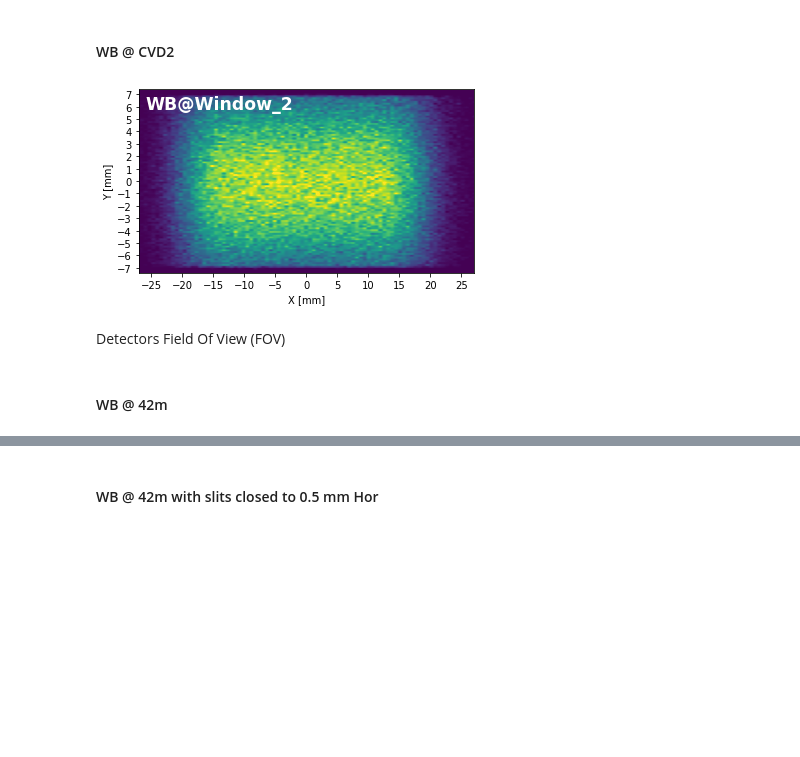
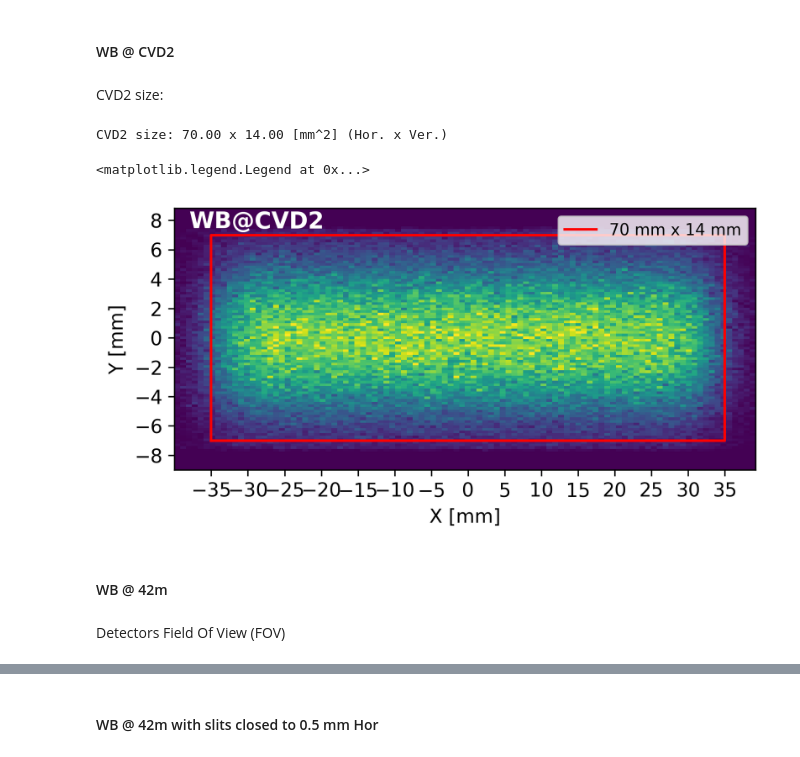
Before and after one commit to gianthk/BEATS_raytracing, a Jupyter notebook: BEATS_raytracing.ipynb, the cells around one changed output, grey strips where cells are left out. Drawn from its saved outputs; the diff is of its cells as text; code cells hidden in the pictures; blank space fills up the shorter version.

```diff
--- a/BEATS_raytracing.ipynb
+++ b/BEATS_raytracing.ipynb
@@ -49,21 +49,21 @@ WB_FixedMask = np.load(source_plots_dir + 'BEATS_WB_7428mm_withCrotch.npy')
 X_WB_FixedMask = pd.read_csv(source_plots_dir + 'BEATS_WB_7428mm_withCrotch_X.csv', sep=',', names=['X', 'I'], skiprows=[0])
 Y_WB_FixedMask = pd.read_csv(source_plots_dir + 'BEATS_WB_7428mm_withCrotch_Y.csv', sep=',', names=['Y', 'I'], skiprows=[0])
 
-WB_CVD1 = np.load(source_plots_dir + 'BEATS_WB_9m_withMask.npy')
-X_WB_CVD1 = pd.read_csv(source_plots_dir + 'BEATS_WB_9m_withMask_X.csv', sep=',', names=['X', 'I'], skiprows=[0])
-Y_WB_CVD1 = pd.read_csv(source_plots_dir + 'BEATS_WB_9m_withMask_Y.csv', sep=',', names=['Y', 'I'], skiprows=[0])
+WB_CVD1 = np.load(source_plots_dir + 'BEATS_WB_9m.npy')
+X_WB_CVD1 = pd.read_csv(source_plots_dir + 'BEATS_WB_9m_X.csv', sep=',', names=['X', 'I'], skiprows=[0])
+Y_WB_CVD1 = pd.read_csv(source_plots_dir + 'BEATS_WB_9m_Y.csv', sep=',', names=['Y', 'I'], skiprows=[0])
 
-WB_CVD2 = np.load(source_plots_dir + 'BEATS_WB_CVD2_withMask.npy')
-X_WB_CVD2 = pd.read_csv(source_plots_dir + 'BEATS_WB_CVD2_withMask_X.csv', sep=',', names=['X', 'I'], skiprows=[0])
-Y_WB_CVD2 = pd.read_csv(source_plots_dir + 'BEATS_WB_CVD2_withMask_Y.csv', sep=',', names=['Y', 'I'], skiprows=[0])
+WB_CVD2 = np.load(source_plots_dir + 'BEATS_WB_37.9m.npy')
+X_WB_CVD2 = pd.read_csv(source_plots_dir + 'BEATS_WB_37.9m_X.csv', sep=',', names=['X', 'I'], skiprows=[0])
+Y_WB_CVD2 = pd.read_csv(source_plots_dir + 'BEATS_WB_37.9m_Y.csv', sep=',', names=['Y', 'I'], skiprows=[0])
 
-WB_42m = np.load(source_plots_dir + 'BEATS_WB_42m_withMask.npy')
-X_WB_42m = pd.read_csv(source_plots_dir + 'BEATS_WB_42m_withMask_X.csv', sep=',', names=['X', 'I'], skiprows=[0])
-Y_WB_42m = pd.read_csv(source_plots_dir + 'BEATS_WB_42m_withMask_Y.csv', sep=',', names=['Y', 'I'], skiprows=[0])
+WB_42m = np.load(source_plots_dir + 'BEATS_WB_42m.npy')
+X_WB_42m = pd.read_csv(source_plots_dir + 'BEATS_WB_42m_X.csv', sep=',', names=['X', 'I'], skiprows=[0])
+Y_WB_42m = pd.read_csv(source_plots_dir + 'BEATS_WB_42m_Y.csv', sep=',', names=['Y', 'I'], skiprows=[0])
 
-WB_42m_slits500um = np.load(source_plots_dir + 'BEATS_WB_42m_withMask_slits500um.npy')
-X_WB_42m_slits500um = pd.read_csv(source_plots_dir + 'BEATS_WB_42m_withMask_slits500um_X.csv', sep=',', names=['X', 'I'], skiprows=[0])
-Y_WB_42m_slits500um = pd.read_csv(source_plots_dir + 'BEATS_WB_42m_withMask_slits500um_Y.csv', sep=',', names=['Y', 'I'], skiprows=[0])
+WB_42m_slits500um = np.load(source_plots_dir + 'BEATS_WB_42m_slits0.5mm.npy')
+X_WB_42m_slits500um = pd.read_csv(source_plots_dir + 'BEATS_WB_42m_slits0.5mm_X.csv', sep=',', names=['X', 'I'], skiprows=[0])
+Y_WB_42m_slits500um = pd.read_csv(source_plots_dir + 'BEATS_WB_42m_slits0.5mm_Y.csv', sep=',', names=['Y', 'I'], skiprows=[0])
 # %% [markdown]
 #### WB @ Fix Mask
 # %%
@@ -99,18 +111,32 @@ Text(-5.3, 1.4, 'WB@Window_1')
 # %% [markdown]
 #### WB @ CVD2
+# %% [markdown]
+CVD2 size:
+# %%
+CVD2a = np.array([70, 14]) # [mm] (Hor. x Ver.)
+CVD2 = np.array([[-CVD2a[0]/2, CVD2a[0]/2], [-CVD2a[1]/2, CVD2a[1]/2]])
+print(f"CVD2 size: {CVD2a[0]:.2f} x {CVD2a[1]:.2f} [mm^2] (Hor. x Ver.)")
+# %% [output]
+CVD2 size: 70.00 x 14.00 [mm^2] (Hor. x Ver.)
 # %%
 f, ax = plt.subplots()
 plt.imshow(WB_CVD2, extent=[X_WB_CVD2['X'].min()*0.001,X_WB_CVD2['X'].max()*0.001,Y_WB_CVD2['Y'].min()*0.001,Y_WB_CVD2['Y'].max()*0.001], aspect=2)
-plt.clim(0,84)
+plt.plot(np.array([CVD2[0,0], CVD2[0,1], CVD2[0,1], CVD2[0,0], CVD2[0,0]]), np.array([CVD2[1,0], CVD2[1,0], CVD2[1,1], CVD2[1,1], CVD2[1,0]]), 'r')
+ax.set_facecolor('#440154FF')
+plt.clim(0,45)
 plt.xlabel('X [mm]')
 plt.ylabel('Y [mm]')
-plt.xticks(np.arange(-25, 30, 5))
-plt.yticks(np.arange(-7, 7.5, 1))
-ax.set(xlim=(-27, 27), ylim=(-7.4, 7.4))
-ax.annotate('WB@Window_2', xy=(-26, 5.8), xytext=(-26, 5.8), fontsize='xx-large', weight='bold', c='w')
-# f.savefig("WB_snapshot_CVD2.png", bbox_inches='tight', dpi=600)
+plt.xticks(np.arange(-35, 40, 5))
+plt.yticks(np.arange(-8, 9, 2))
+# ax.set(xlim=(-10.2, 10.2), ylim=(-3.2, 3.2))
+ax.annotate('WB@CVD2', xy=(-38, 7.5), xytext=(-38, 7.5), fontsize='large', weight='bold', c='w')
+plt.legend(["{H:02.0f} mm x {V} mm".format(H=CVD2a[0], V=CVD2a[1])], loc='upper right', fontsize='small')
+# f.savefig("WB_snapshot_CVD1.png", bbox_inches='tight', dpi=600)
 # %% [output]
+<matplotlib.legend.Legend at 0x...>
-[figure, old version]
+[figure, new version]
+# %% [markdown]
+#### WB @ 42m
 # %% [markdown]
 Detectors Field Of View (FOV)
 # %%
@@ -126,4 +158,2 @@ FOV_20x = pixels*pixelsize/20
-# %% [markdown]
-#### WB @ 42m
 # %%
 f, ax = plt.subplots()
```
Also changed, not shown: parts of 11 cells of this notebook.
